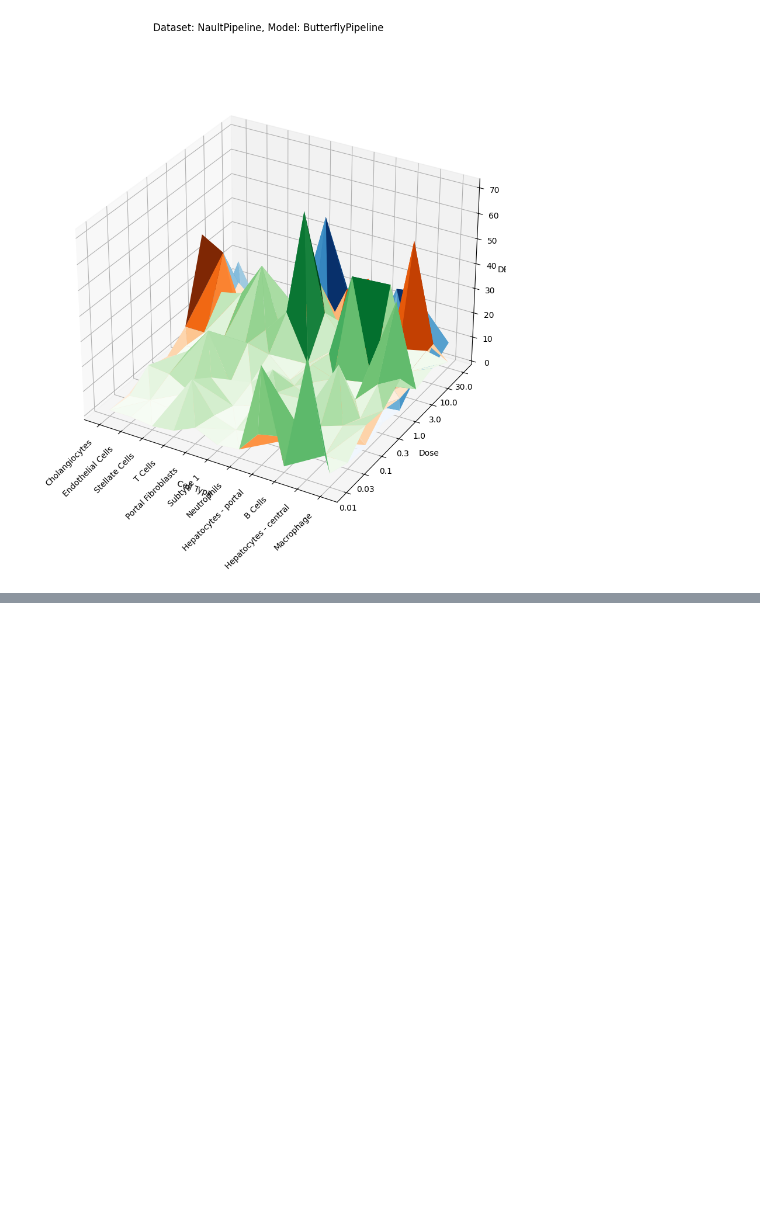
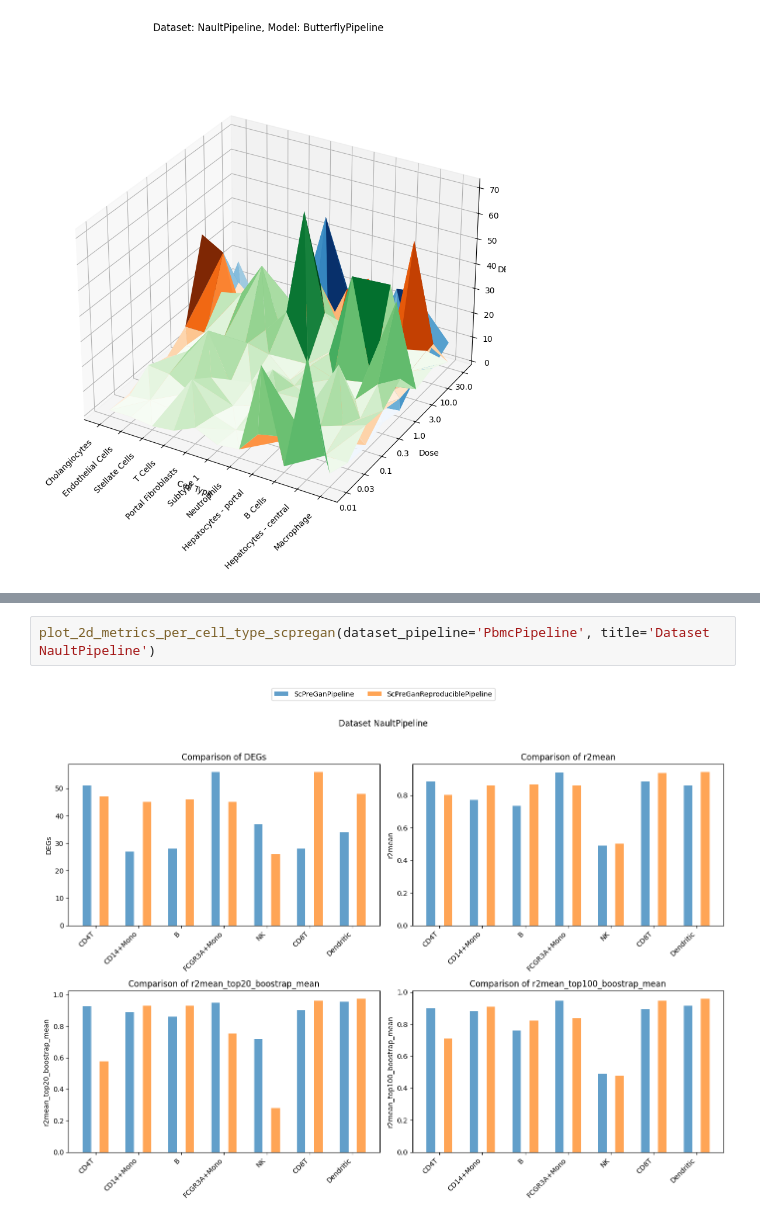
Before and after one commit to thodkatz/thesis, a Jupyter notebook: analysis/analysis.ipynb, the cells around one changed output, grey strips where cells are left out. Cells and saved outputs as stored; diff of their text form; blank space fills up the shorter version.

```diff
--- a/analysis/analysis.ipynb
+++ b/analysis/analysis.ipynb
@@ -228,0 +292,4 @@ fig.show()
+# %%
+plot_2d_metrics_per_cell_type_scpregan(dataset_pipeline='PbmcPipeline', title='Dataset NaultPipeline')
+# %% [output]
+[figure, added]
```
Also changed, not shown: parts of 2 cells of this notebook.
